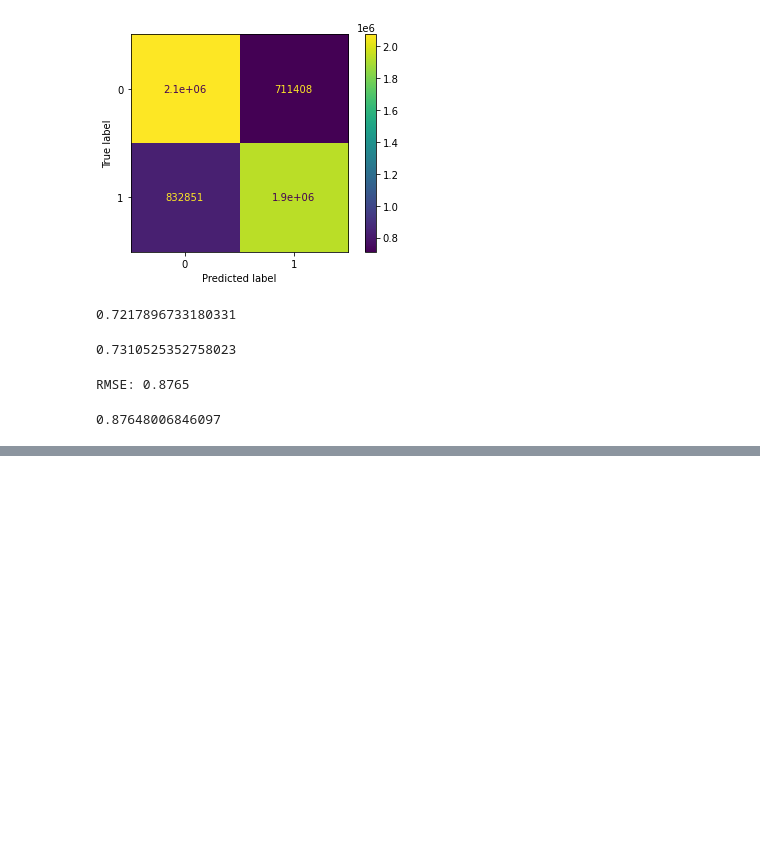
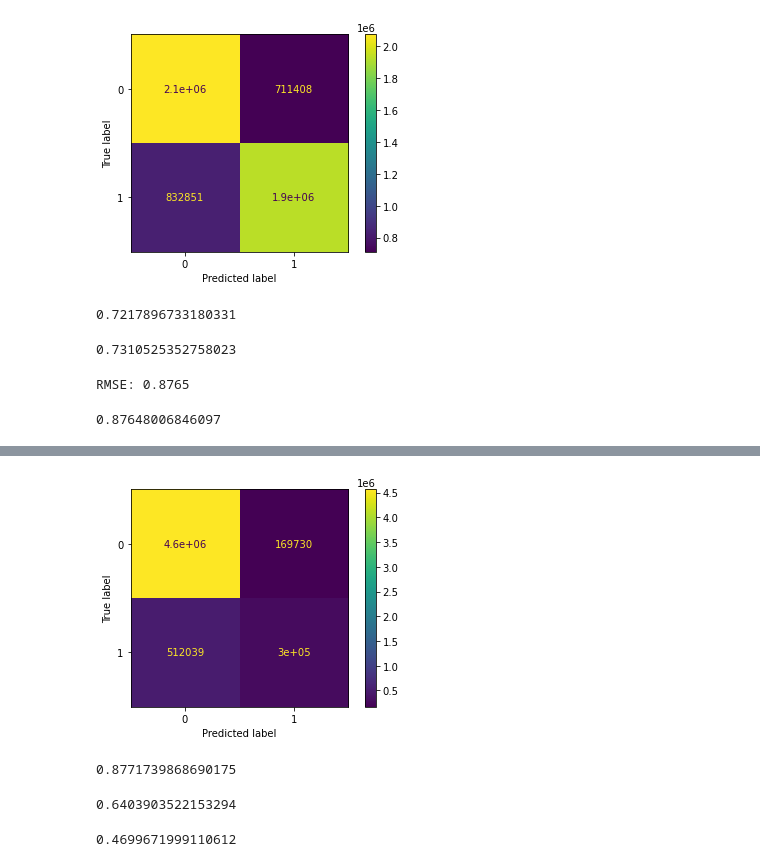
Before and after one commit to hoanganhlinh/WB_Asia_Laura_Pawel, a Jupyter notebook: Model2.ipynb, the cells around one changed output, grey strips where cells are left out. Drawn from its saved outputs; the diff is of its cells as text; code cells hidden in the pictures; blank space fills up the shorter version.

```diff
--- a/Model2.ipynb
+++ b/Model2.ipynb
@@ -174,0 +221,18 @@ CoClustering - RMSE: 0.8759 - 824 MB
+# %%
+disp = ConfusionMatrixDisplay(confusion_matrix=cm)
+disp.plot()
+plt.show()
+# %% [output]
+[figure, added]
+# %%
+accuracy_score(liked, recommend)
+# %% [output]
+0.8771739868690175
+# %%
+precision_score(liked, recommend, average='binary')
+# %% [output]
+0.6403903522153294
+# %%
+f1_score(liked, recommend, average='binary')
+# %% [output]
+0.4699671999110612
```
Also changed, not shown: parts of 60 cells of this notebook.
